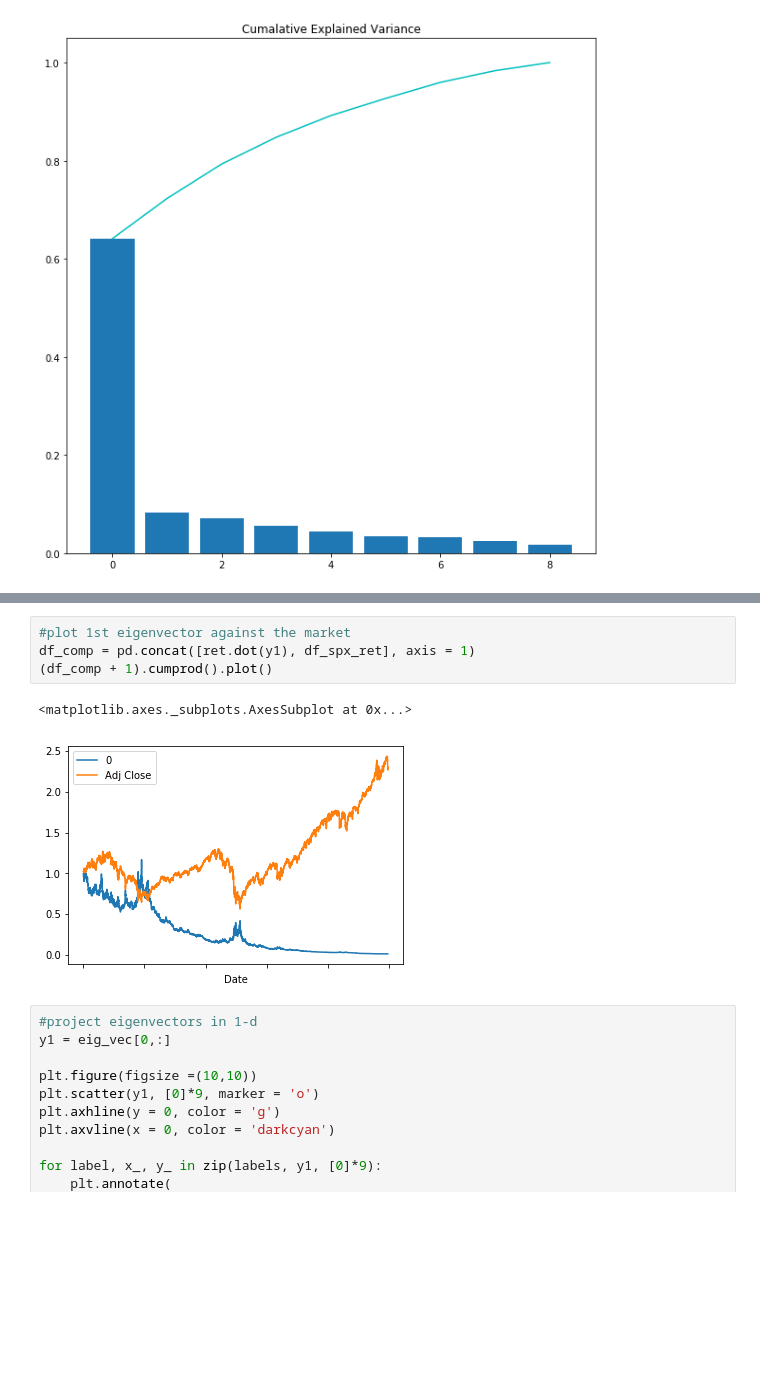
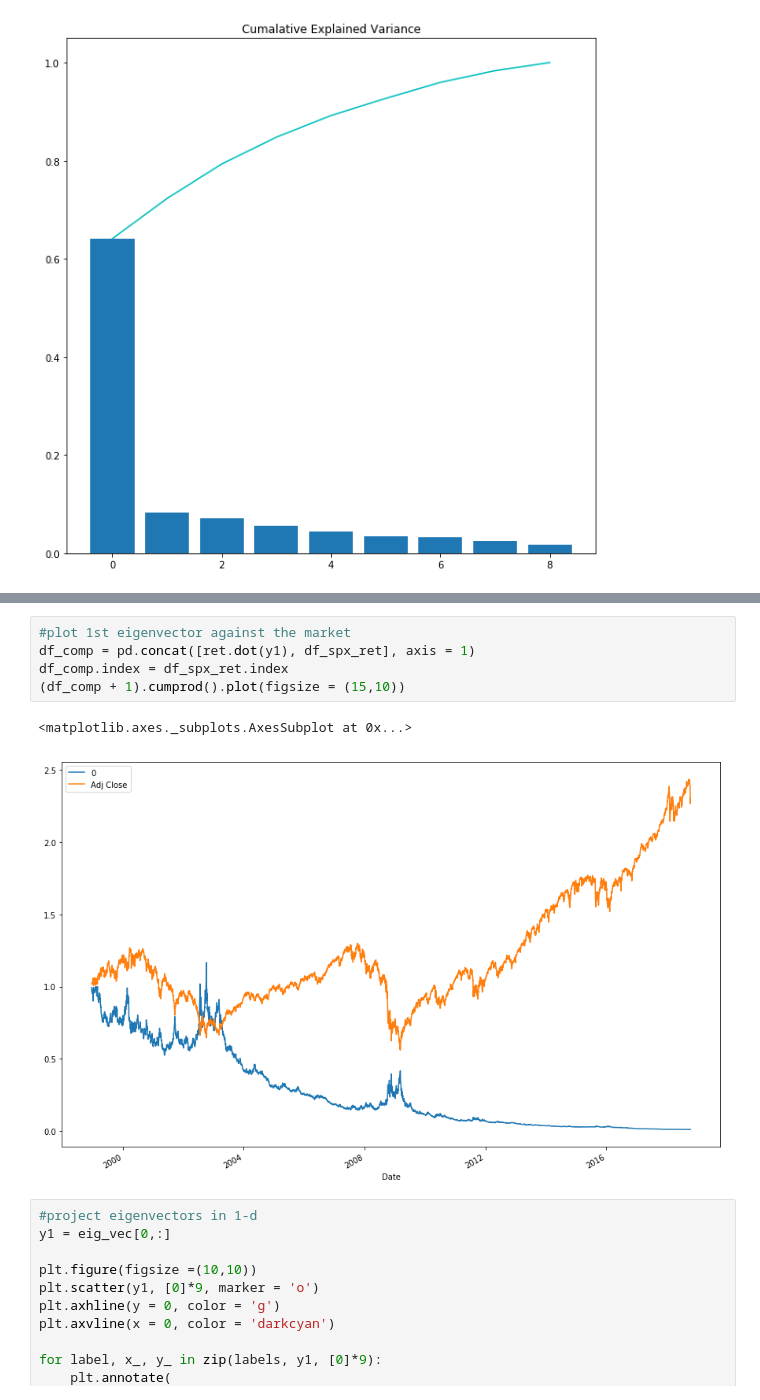
Before and after one commit to cshannonn/PCA, a Jupyter notebook: PCA_np.ipynb, the cells around one changed output, grey strips where cells are left out. Cells and saved outputs as stored; diff of their text form; blank space fills up the shorter version.

```diff
--- a/PCA_np.ipynb
+++ b/PCA_np.ipynb
@@ -96,10 +107,11 @@ plot_eig(eig_val)
 # %%
 #plot 1st eigenvector against the market
 df_comp = pd.concat([ret.dot(y1), df_spx_ret], axis = 1)
-(df_comp + 1).cumprod().plot()
+df_comp.index = df_spx_ret.index
+(df_comp + 1).cumprod().plot(figsize = (15,10))
 # %% [output]
 <matplotlib.axes._subplots.AxesSubplot at 0x...>
-[figure, old version]
+[figure, new version]
 # %%
 #project eigenvectors in 1-d
 y1 = eig_vec[0,:]
```
Also changed, not shown: parts of 3 cells of this notebook.
